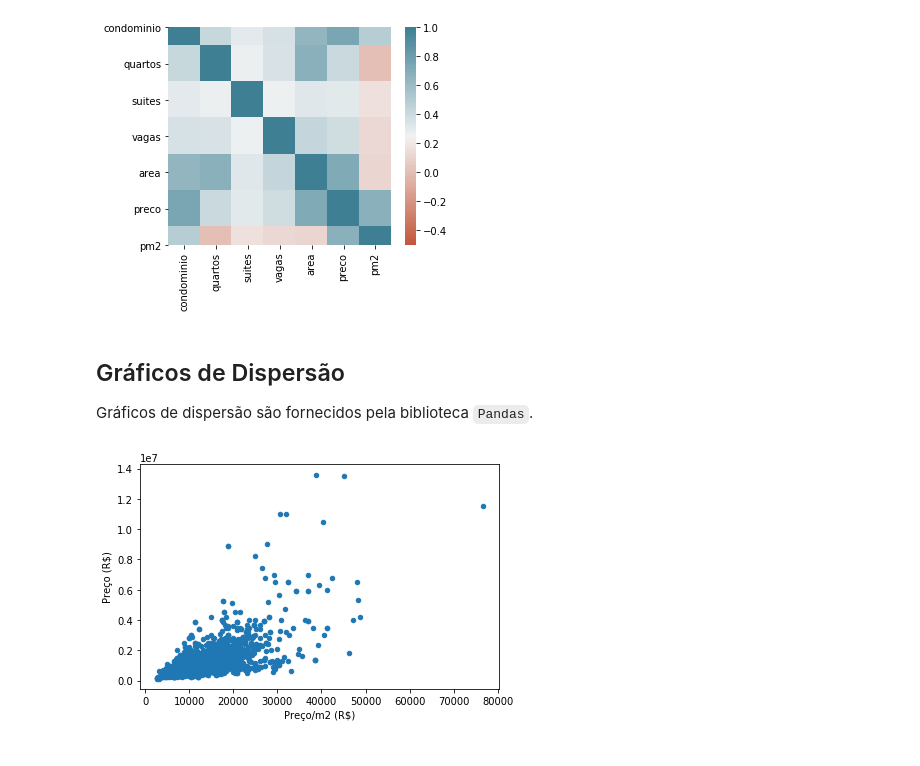
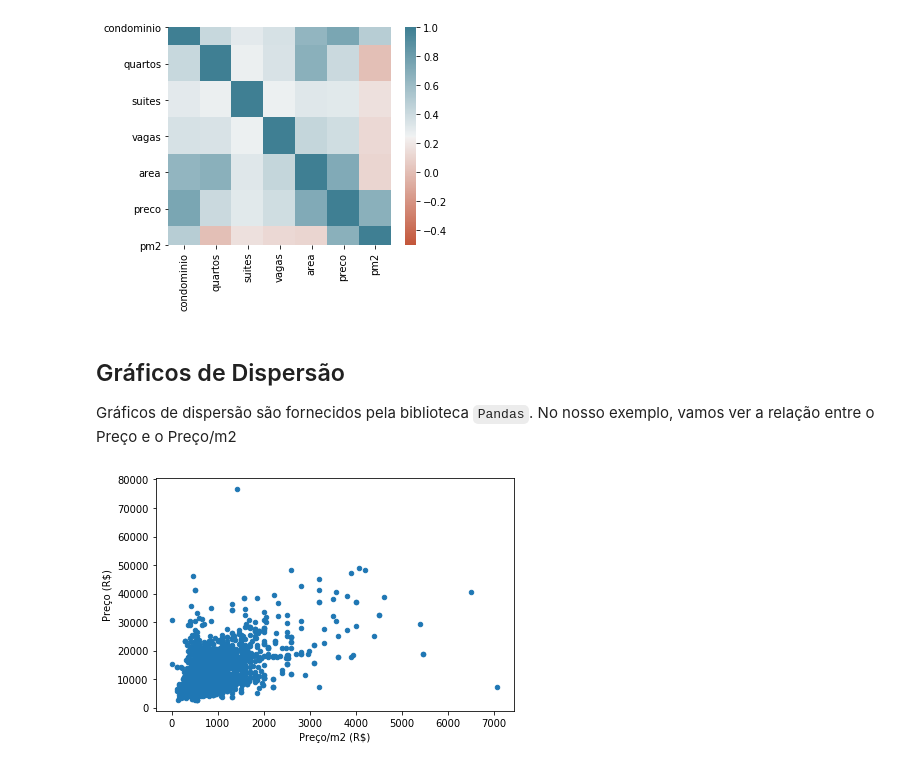
Before and after one commit to larissasouzapinto/AcelerAI, a Jupyter notebook: Curso_NEED/Estatistica_Basica.ipynb, the cells around one changed output. Drawn from its saved outputs; the diff is of its cells as text; code cells hidden in the pictures.

```diff
--- a/Curso_NEED/Estatistica_Basica.ipynb
+++ b/Curso_NEED/Estatistica_Basica.ipynb
@@ -272,13 +276,13 @@ plt.show()
 [figure]
 # %% [markdown]
 ## Gráficos de Dispersão
-Gráficos de dispersão  são fornecidos pela biblioteca `Pandas`.
+Gráficos de dispersão  são fornecidos pela biblioteca `Pandas`. No nosso exemplo, vamos ver a relação entre o Preço e o Preço/m2
 # %%
-ax = df.plot.scatter(x='pm2', y='preco')
+ax = df.plot.scatter(x='condominio', y='pm2')
 ax.set_xlabel('Preço/m2 (R$)')
 ax.set_ylabel('Preço (R$)')
 
 plt.tight_layout()
 plt.show()
 # %% [output]
-[figure, old version]
+[figure, new version]
```
Also changed, not shown: parts of 16 cells of this notebook.
